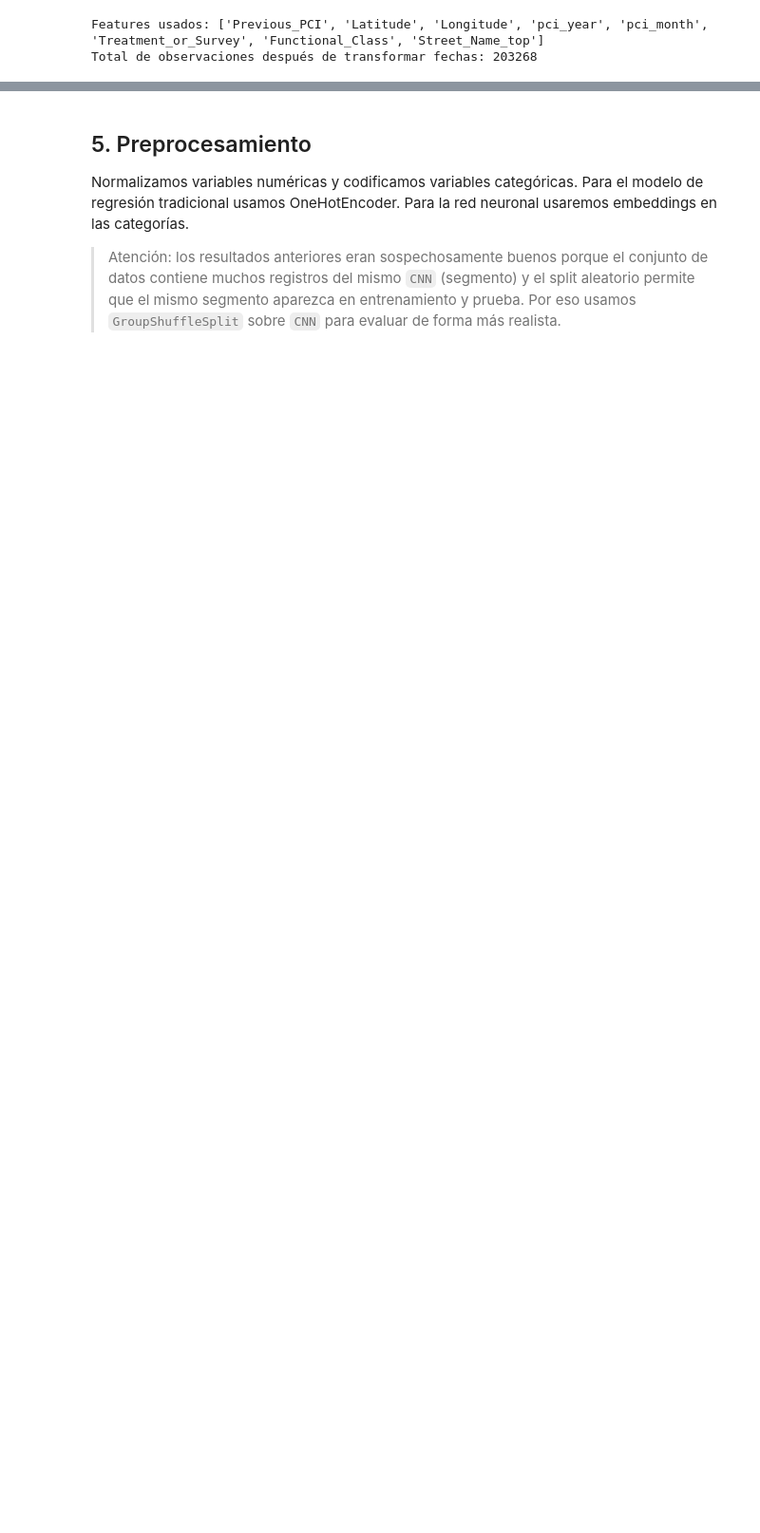
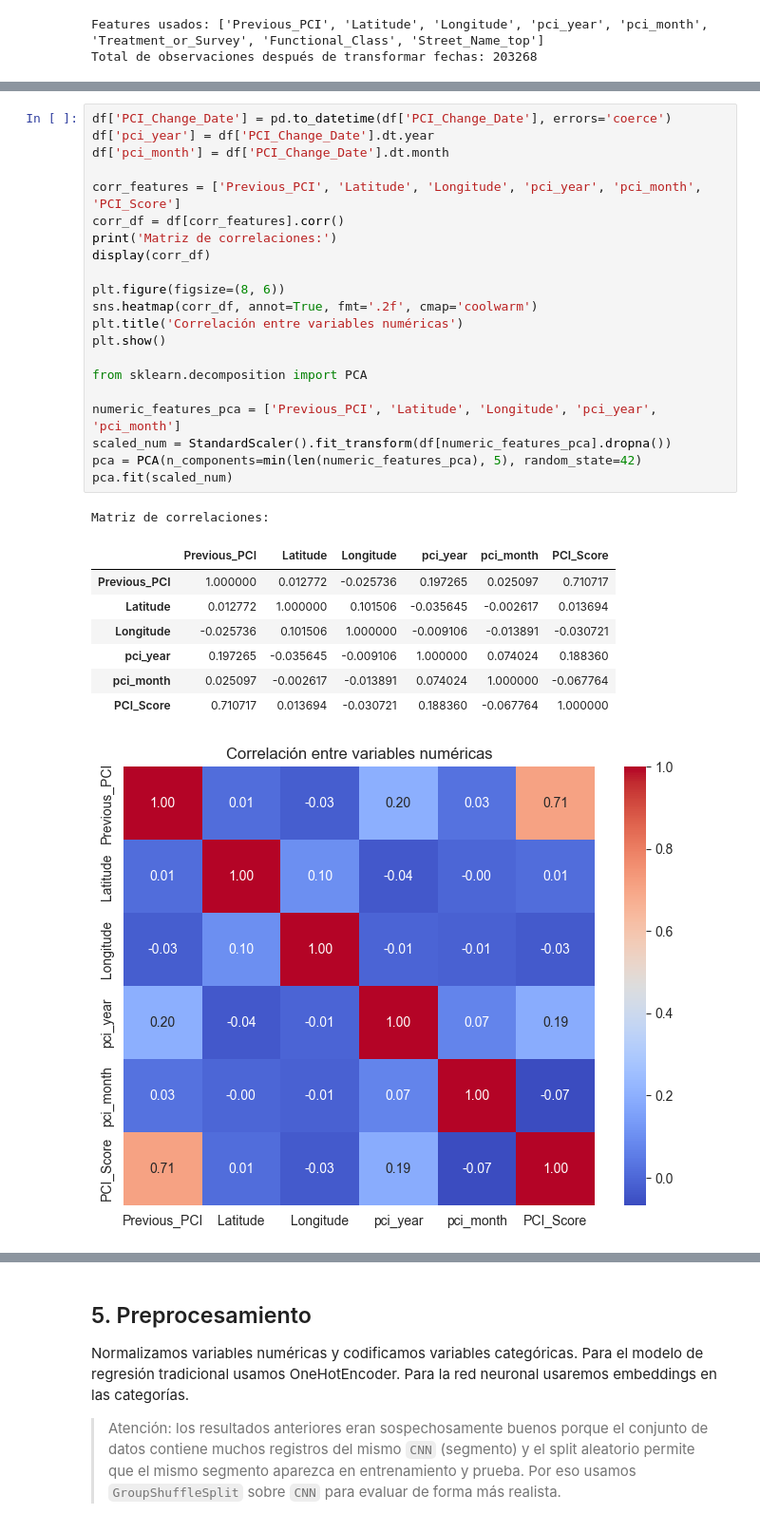
Before and after one commit to franpelirrojo/proyecto-carreteras-sf-fantastic-four, a Jupyter notebook: PCI_Historico/Cuardernos/Prediccion_PCI_Futuro.ipynb, the cells around one changed output, grey strips where cells are left out. Shown at 95% size. Cells and saved outputs as stored; diff of their text form; blank space fills up the shorter version.

```diff
--- a/PCI_Historico/Cuardernos/Prediccion_PCI_Futuro.ipynb
+++ b/PCI_Historico/Cuardernos/Prediccion_PCI_Futuro.ipynb
@@ -128,0 +193,31 @@ Total de observaciones después de transformar fechas: 203268
+# %%
+df['PCI_Change_Date'] = pd.to_datetime(df['PCI_Change_Date'], errors='coerce')
+df['pci_year'] = df['PCI_Change_Date'].dt.year
+df['pci_month'] = df['PCI_Change_Date'].dt.month
+
+corr_features = ['Previous_PCI', 'Latitude', 'Longitude', 'pci_year', 'pci_month', 'PCI_Score']
+corr_df = df[corr_features].corr()
+print('Matriz de correlaciones:')
+display(corr_df)
+
+plt.figure(figsize=(8, 6))
+sns.heatmap(corr_df, annot=True, fmt='.2f', cmap='coolwarm')
+plt.title('Correlación entre variables numéricas')
+plt.show()
+
+from sklearn.decomposition import PCA
+
+numeric_features_pca = ['Previous_PCI', 'Latitude', 'Longitude', 'pci_year', 'pci_month']
+scaled_num = StandardScaler().fit_transform(df[numeric_features_pca].dropna())
+pca = PCA(n_components=min(len(numeric_features_pca), 5), random_state=42)
+pca.fit(scaled_num)
+# %% [output]
+Matriz de correlaciones:
+|  | Previous_PCI | Latitude | Longitude | pci_year | pci_month | PCI_Score |
+| Previous_PCI | 1.000000 | 0.012772 | -0.025736 | 0.197265 | 0.025097 | 0.710717 |
+| Latitude | 0.012772 | 1.000000 | 0.101506 | -0.035645 | -0.002617 | 0.013694 |
+| Longitude | -0.025736 | 0.101506 | 1.000000 | -0.009106 | -0.013891 | -0.030721 |
+| pci_year | 0.197265 | -0.035645 | -0.009106 | 1.000000 | 0.074024 | 0.188360 |
+| pci_month | 0.025097 | -0.002617 | -0.013891 | 0.074024 | 1.000000 | -0.067764 |
+| PCI_Score | 0.710717 | 0.013694 | -0.030721 | 0.188360 | -0.067764 | 1.000000 |
+[figure, added]
```
Also changed, not shown: parts of 18 cells of this notebook.
